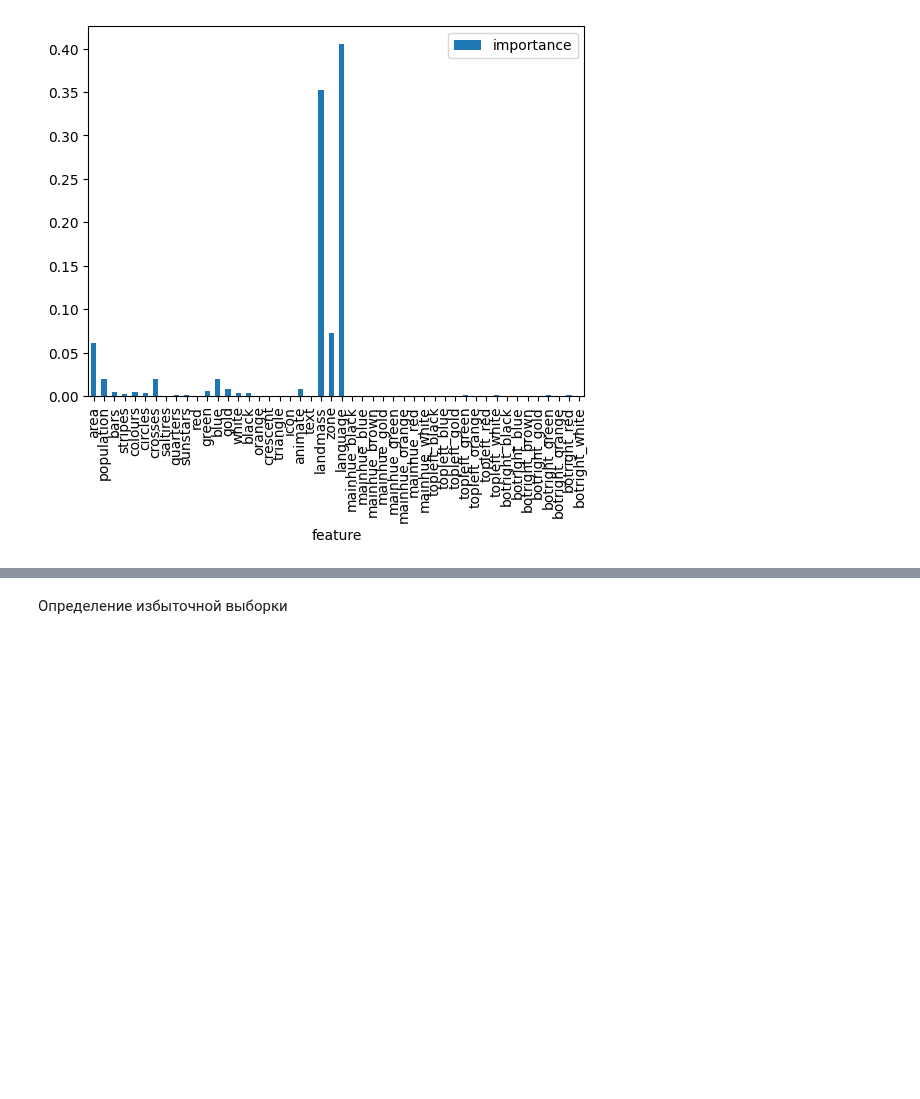
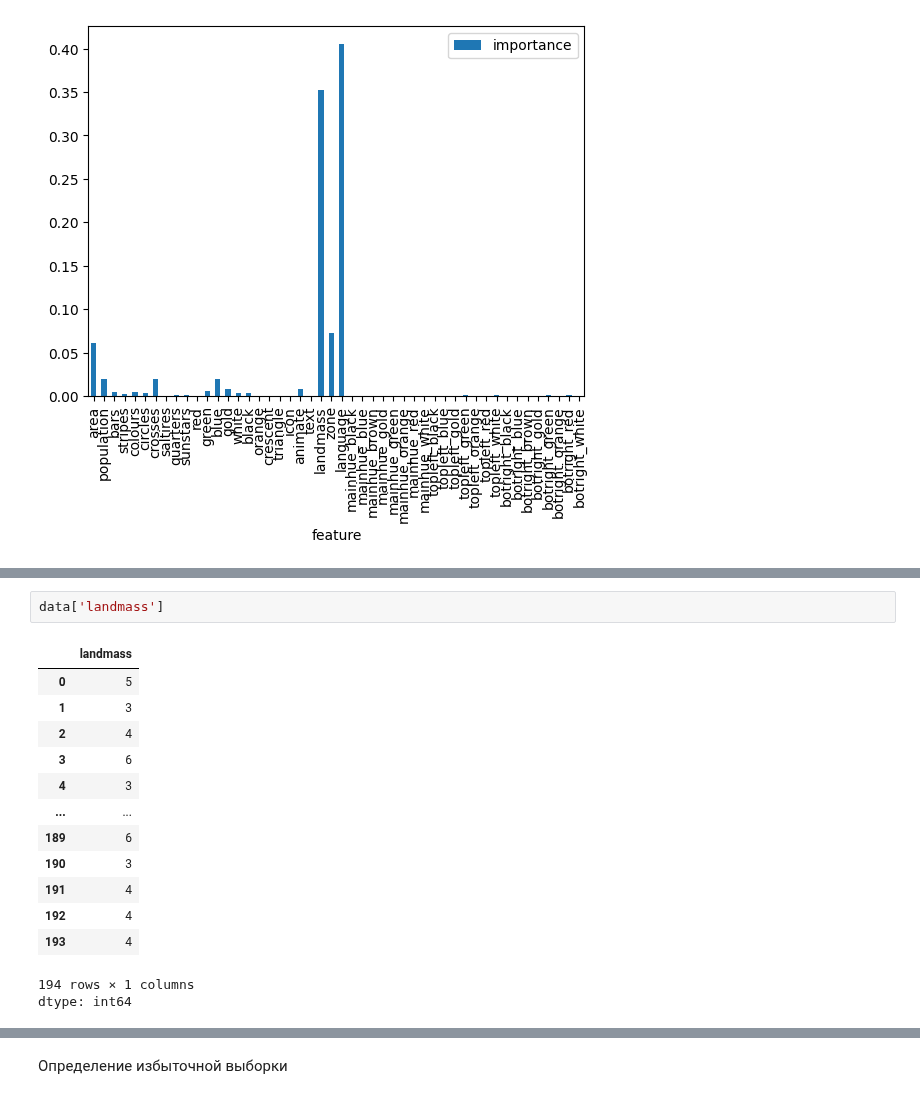
Before and after one commit to desve/AML-54, a Jupyter notebook: 16 Лабораторная работа по курсу/16 Homework_.ipynb, the cells around one changed output, grey strips where cells are left out. Saved outputs shown, nothing was run; the diff lists cells and outputs as text; blank space fills up the shorter version.

```diff
--- a/16 Лабораторная работа по курсу/16 Homework_.ipynb
+++ b/16 Лабораторная работа по курсу/16 Homework_.ipynb
@@ -386,0 +412,17 @@ plt.show()
+# %%
+data['landmass']
+# %% [output]
+|  | landmass |
+| 0 | 5 |
+| 1 | 3 |
+| 2 | 4 |
+| 3 | 6 |
+| 4 | 3 |
+| ... | ... |
+| 189 | 6 |
+| 190 | 3 |
+| 191 | 4 |
+| 192 | 4 |
+| 193 | 4 |
+194 rows × 1 columns
+dtype: int64
```
Also changed, not shown: parts of 47 cells of this notebook.
